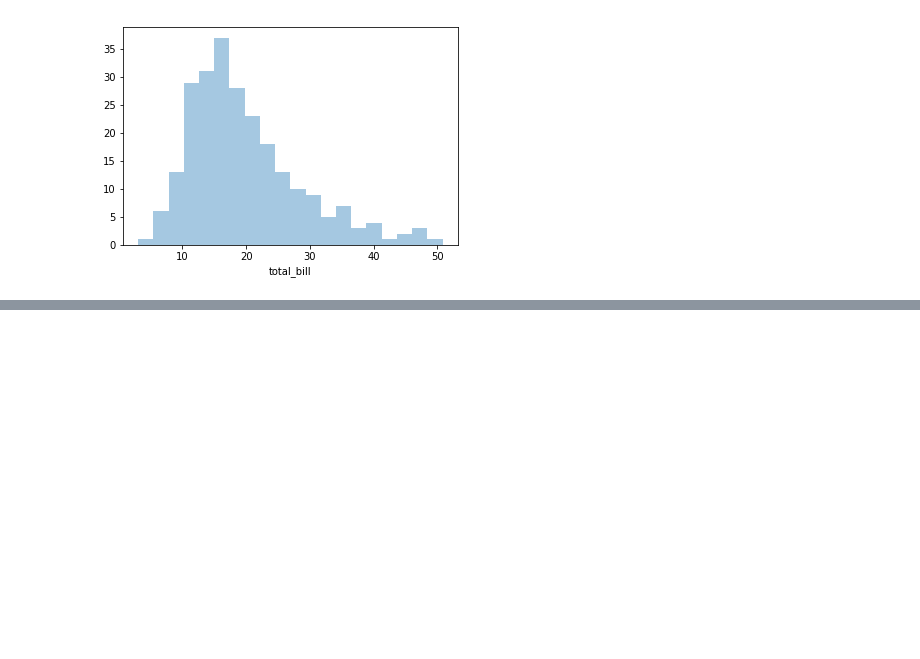
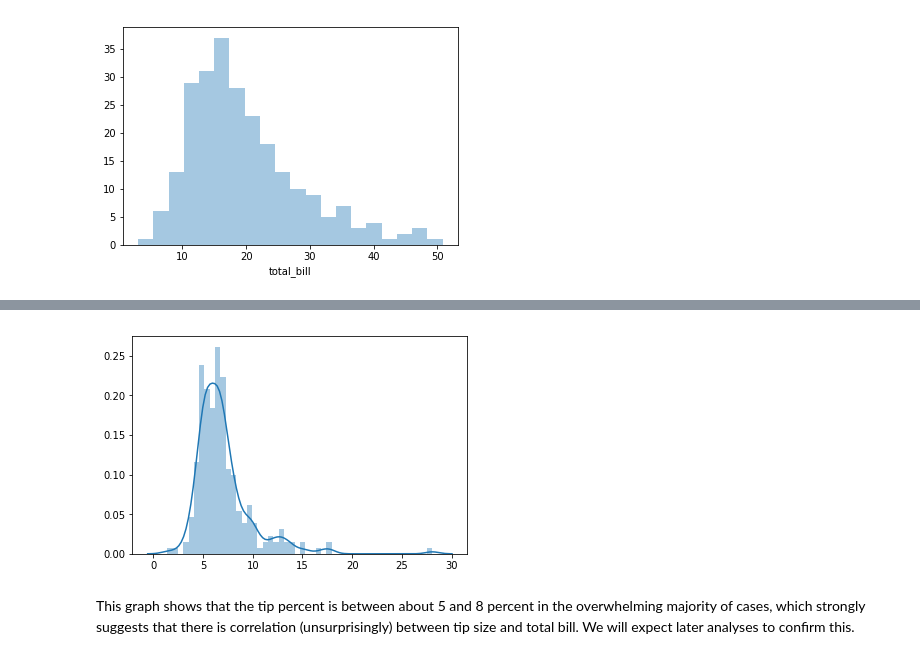
Before and after one commit to HFintan/HDip-FunDatAnalytics, a Jupyter notebook: fda_assignment.ipynb, the cells around one changed output, grey strips where cells are left out. Saved outputs shown, nothing was run; the diff lists cells and outputs as text; code cells hidden in the pictures; blank space fills up the shorter version.

```diff
--- a/fda_assignment.ipynb
+++ b/fda_assignment.ipynb
@@ -81,0 +89,7 @@ plt.show(total_bill_graph)
+# %%
+tip_percent=[];
+for i in range(tips.shape[0]): # this iterates over all of the rows in tips
+    tip_percent.append(tips.loc[i][0]/tips.loc[i][1]) # this divides the first entry of a row (the total) by the
+                                                      # second entry (the tip) to give the percentage
+
+tip_percent
@@ -81,0 +114,7 @@ plt.show(total_bill_graph)
+# %%
+sns.distplot(tip_percent,kde=True,bins=50);
+plt.show()
+# %% [output]
+[figure, added]
+# %% [markdown]
+This graph shows that the tip percent is between about 5 and 8 percent in the overwhelming majority of cases, which strongly suggests that there is correlation (unsurprisingly) between tip size and total bill. We will expect later analyses to confirm this.
```
Also changed, not shown: parts of 4 cells of this notebook, 1 other file.
